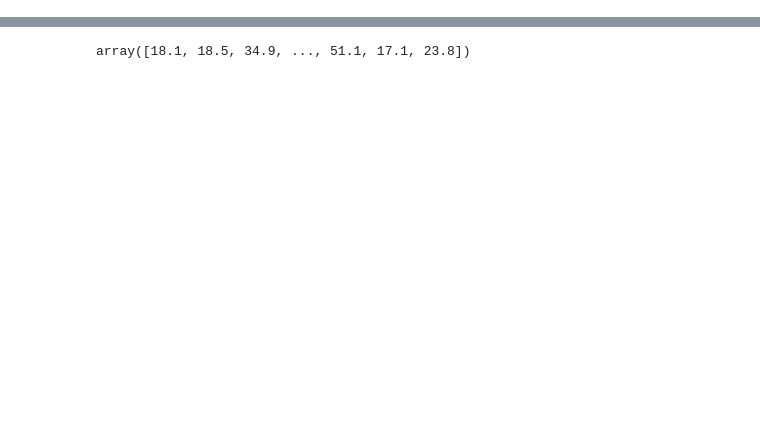
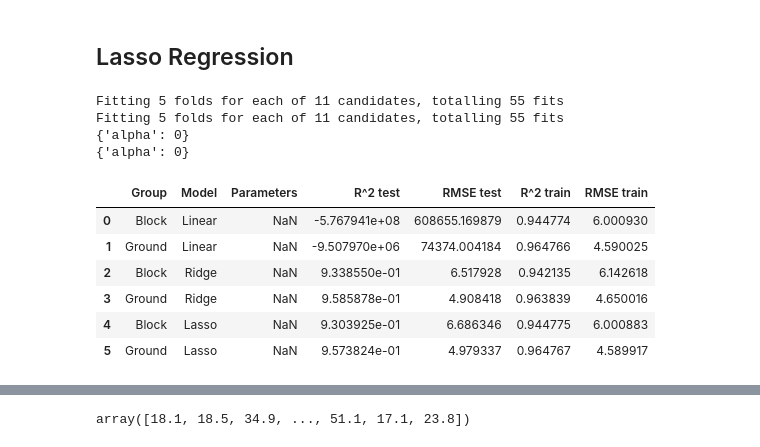
Before and after one commit to HinNerd/Flight_Prediction, a Jupyter notebook: notebooks/5_model.ipynb, the cells around one changed output, grey strips where cells are left out. Saved outputs shown, nothing was run; the diff lists cells and outputs as text; code cells hidden in the pictures; blank space fills up the shorter version.

Commit message:
Further models introduced

```diff
--- a/notebooks/5_model.ipynb
+++ b/notebooks/5_model.ipynb
@@ -44,6 +51,8 @@ df_one_hot = pd.get_dummies(df, drop_first=True)
 df_one_hot.dropna(axis=0, how='any', inplace=True)
 # %%
 # Generate train/test splits for both intermediate models
+X_train_block, X_test_block, y_train_block, y_test_block = train_test_split(df_one_hot.drop(['block_delay'], axis=1), df_one_hot['block_delay'], test_size=0.33, random_state=42)
+X_train_ground, X_test_ground, y_train_ground, y_test_ground = train_test_split(df_one_hot.drop(['flt_dep_delay'], axis=1), df_one_hot['flt_dep_delay'], test_size=0.33, random_state=42)
 
-X_train_offblock, X_test_offblock, y_train_offblock, y_test_offblock = train_test_split(df_one_hot.drop(['block_delay'], axis=1), df_one_hot['block_delay'], test_size=0.33, random_state=42)
-X_train_onblock, X_test_onblock, y_train_onblock, y_test_onblock = train_test_split(df_one_hot.drop(['flt_dep_delay'], axis=1), df_one_hot['flt_dep_delay'], test_size=0.33, random_state=42)
+# Create dataframe to save model evaluation parameters
+eval = pd.DataFrame(columns= ['Group', 'Model', 'Parameters', 'R^2 test', 'RMSE test', 'R^2 train', 'RMSE train'])
@@ -49,0 +173,73 @@ X_train_onblock, X_test_onblock, y_train_onblock, y_test_onblock = train_test_sp
+# %% [markdown]
+## Lasso Regression
+# %%
+# Range of regularization parameter alpha
+alpha = [int(x) for x in np.linspace(0, 10, 11)]
+
+# Create random grid
+param_grid = {'alpha': alpha}
+
+# Create a lasso regression model for block and ground delay
+las_block = Lasso(fit_intercept=True)
+las_ground = Lasso(fit_intercept=True)
+
+# Initiate the grid search models
+grid_block = GridSearchCV(estimator=las_block, param_grid=param_grid, cv=5, n_jobs=-1, verbose=1)
+grid_ground = GridSearchCV(estimator=las_ground, param_grid=param_grid, cv=5, n_jobs=-1, verbose=1)
+
+# Fit the grid search models
+grid_block.fit(X_train_block, y_train_block)
+grid_ground.fit(X_train_ground, y_train_ground)
+
+# Print best parameters for the models
+print(grid_block.best_params_)
+print(grid_ground.best_params_)
+# %% [output]
+Fitting 5 folds for each of 11 candidates, totalling 55 fits
+Fitting 5 folds for each of 11 candidates, totalling 55 fits
+{'alpha': 0}
+{'alpha': 0}
+# %%
+# Create lasso regression models with best alpha values
+las_block = Lasso(alpha=0, fit_intercept=True)
+las_ground = Lasso(alpha=0, fit_intercept=True)
+
+# Fit models to training data
+las_block.fit(X_train_block, y_train_block)
+las_ground.fit(X_train_ground, y_train_ground)
+
+# Predict values for train and test data
+las_pred_block_train = las_block.predict(X_train_block)
+las_pred_ground_train = las_ground.predict(X_train_ground)
+
+las_pred_block_test = las_block.predict(X_test_block)
+las_pred_ground_test = las_ground.predict(X_test_ground)
+
+# Save r^2 and RMSE for both models in dataframe for later comparison
+eval = eval.append({
+    'Group': 'Block',
+    'Model': 'Lasso',
+    'R^2 test': r2_score(y_test_block, las_pred_block_test),
+    'RMSE test': mean_squared_error(y_test_block, las_pred_block_test, squared=False),
+    'R^2 train': r2_score(y_train_block, las_pred_block_train),
+    'RMSE train': mean_squared_error(y_train_block, las_pred_block_train, squared=False)
+    }, ignore_index=True)
+
+eval = eval.append({
+    'Group': 'Ground',
+    'Model': 'Lasso',
+    'R^2 test': r2_score(y_test_ground, las_pred_ground_test),
+    'RMSE test': mean_squared_error(y_test_ground, las_pred_ground_test, squared=False),
+    'R^2 train': r2_score(y_train_ground, las_pred_ground_train),
+    'RMSE train': mean_squared_error(y_train_ground, las_pred_ground_train, squared=False)
+    }, ignore_index=True)
+
+eval
+# %% [output]
+|  | Group | Model | Parameters | R^2 test | RMSE test | R^2 train | RMSE train |
+| 0 | Block | Linear | NaN | -5.767941e+08 | 608655.169879 | 0.944774 | 6.000930 |
+| 1 | Ground | Linear | NaN | -9.507970e+06 | 74374.004184 | 0.964766 | 4.590025 |
+| 2 | Block | Ridge | NaN | 9.338550e-01 | 6.517928 | 0.942135 | 6.142618 |
+| 3 | Ground | Ridge | NaN | 9.585878e-01 | 4.908418 | 0.963839 | 4.650016 |
+| 4 | Block | Lasso | NaN | 9.303925e-01 | 6.686346 | 0.944775 | 6.000883 |
+| 5 | Ground | Lasso | NaN | 9.573824e-01 | 4.979337 | 0.964767 | 4.589917 |
```
Also changed, not shown: parts of 20 cells of this notebook, 1 other file.
